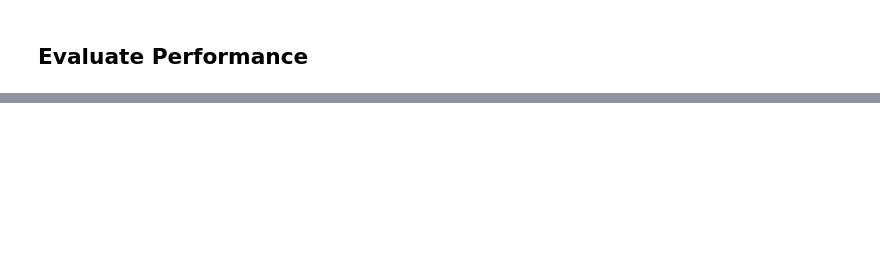
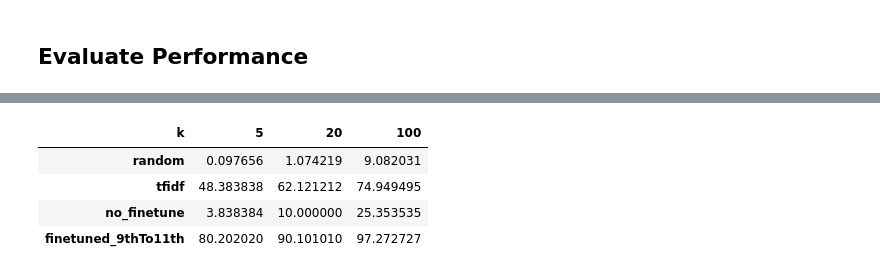
Before and after one commit to idariis/Deep-Learning-Project-E20, a Jupyter notebook: Presentation of Main Results.ipynb, the cells around one changed output, grey strips where cells are left out. Cells and saved outputs as stored; diff of their text form; code cells hidden in the pictures; blank space fills up the shorter version.

```diff
--- a/Presentation of Main Results.ipynb
+++ b/Presentation of Main Results.ipynb
@@ -110,0 +709,16 @@ def append_Q_token(example):
+# %%
+import pandas as pd
+all_accuracies = pd.DataFrame(list(zip(k_list, acc_random, acc_tfidf, acc_bert, acc_bert_finedtuned)),
+                              columns = ['k', 'random', 'tfidf', 'no_finetune', 'finetuned_9thTo11th'])
+report_df = all_accuracies.copy()
+report_df = report_df[report_df.k.isin([5,20,100])]
+report_df = report_df.set_index('k')
+report_df = report_df[['random', 'tfidf', 'no_finetune', 'finetuned_9thTo11th',]]
+report_df = report_df.transpose()
+report_df
+# %% [output]
+| k | 5 | 20 | 100 |
+| random | 0.097656 | 1.074219 | 9.082031 |
+| tfidf | 48.383838 | 62.121212 | 74.949495 |
+| no_finetune | 3.838384 | 10.000000 | 25.353535 |
+| finetuned_9thTo11th | 80.202020 | 90.101010 | 97.272727 |
```
Also changed, not shown: parts of 27 cells of this notebook.
